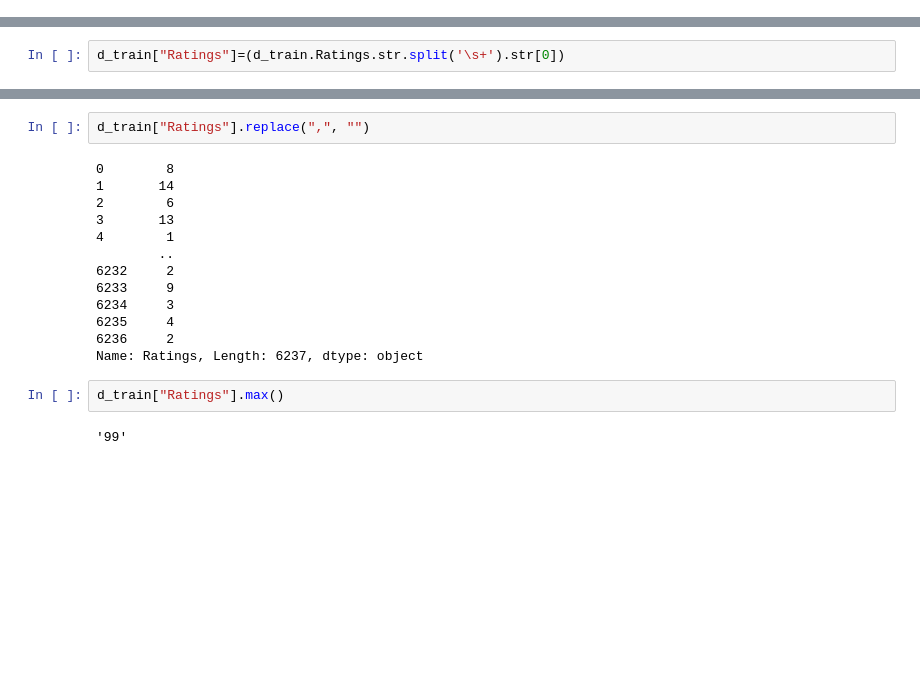
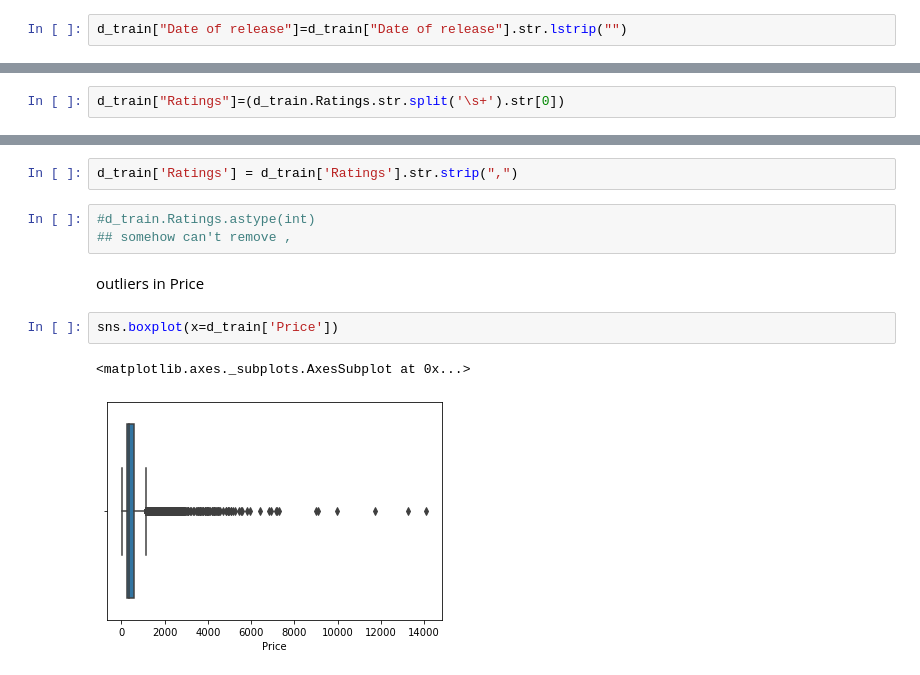
Before and after one commit to Srijan0519/hackathon, a Jupyter notebook: kamikaze.ipynb, the cells around one changed output, grey strips where cells are left out. Saved outputs shown, nothing was run; the diff lists cells and outputs as text; blank space fills up the shorter version.

```diff
--- a/kamikaze.ipynb
+++ b/kamikaze.ipynb
@@ -66,6 +66,8 @@ d_train.head()
 | 4 | LIFE 70 Years of Extraordinary Ph... | Editors of Life | Hardcover | 5.0 out of 5 stars | 1 customer review | For seven decades, "Life" has bee... | Photography Textbooks | Arts, Film & Photography | 965.62 | ... |
 # %%
 d_train["Date of release"]=d_train["Date of release"].str.replace("–","")
+# %%
+d_train["Date of release"]=d_train["Date of release"].str.lstrip("")
 # %%
 d_train.head()
 # %% [output]
@@ -122,19 +138,12 @@ d_train["Ratings"].max()
-# %%
-d_train["Ratings"].replace(",", "")
-# %% [output]
-0        8
-1       14
-2        6
-3       13
-4        1
-        ..
-6232     2
-6233     9
-6234     3
-6235     4
-6236     2
-Name: Ratings, Length: 6237, dtype: object
-# %%
-d_train["Ratings"].max()
-# %% [output]
-'99'
+# %%
+d_train['Ratings'] = d_train['Ratings'].str.strip(",")
+# %%
+#d_train.Ratings.astype(int)
+## somehow can't remove ,
+# %% [markdown]
+outliers in Price
+# %%
+sns.boxplot(x=d_train['Price'])
+# %% [output]
+<matplotlib.axes._subplots.AxesSubplot at 0x...>
+[figure, added]
```
Also changed, not shown: parts of 5 cells of this notebook.
